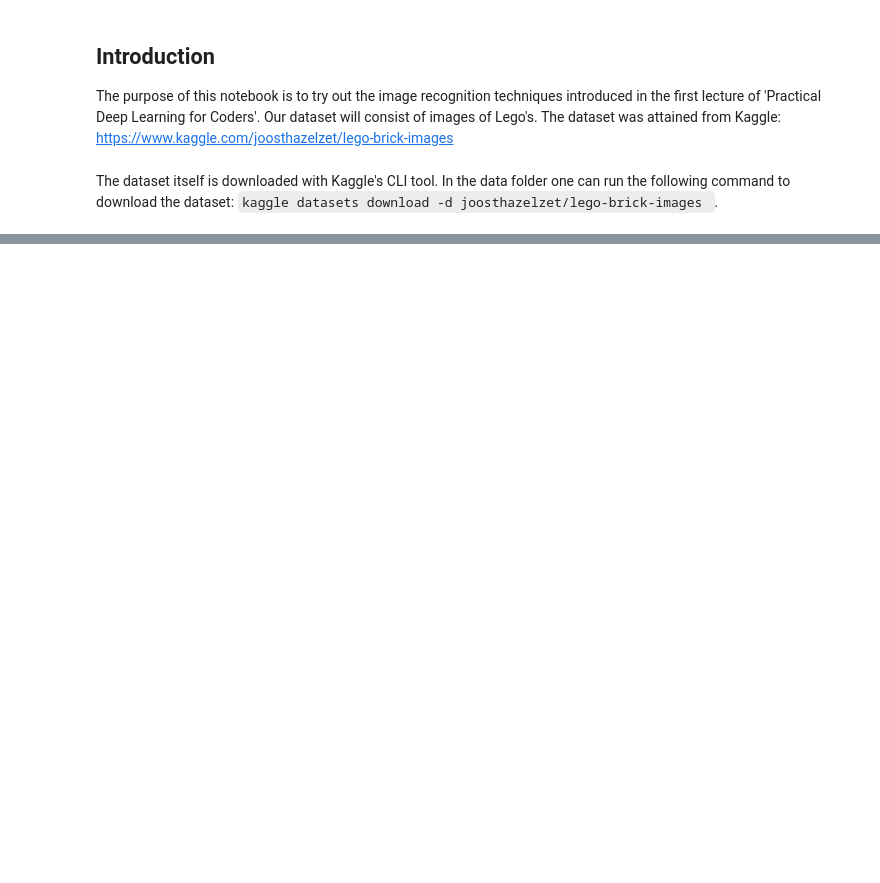
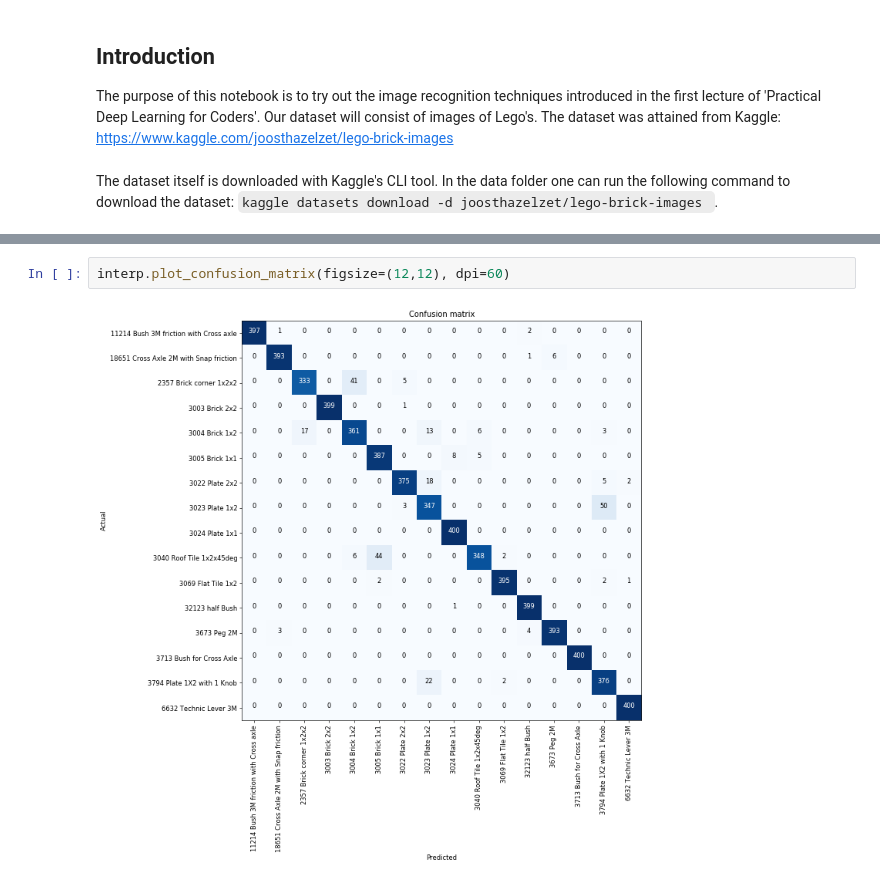
Before and after one commit to robertsiipola/fastai_monorepo, a Jupyter notebook: notebooks/dl1/lesson1-recreate.ipynb, the cells around one changed output, grey strips where cells are left out. Saved outputs shown, nothing was run; the diff lists cells and outputs as text; blank space fills up the shorter version.

```diff
--- a/notebooks/dl1/lesson1-recreate.ipynb
+++ b/notebooks/dl1/lesson1-recreate.ipynb
@@ -23,0 +88,4 @@ data_dir_raw = os.path.abspath(
+# %%
+interp.plot_confusion_matrix(figsize=(12,12), dpi=60)
+# %% [output]
+[figure, added]
```
Also changed, not shown: parts of 19 cells of this notebook.
